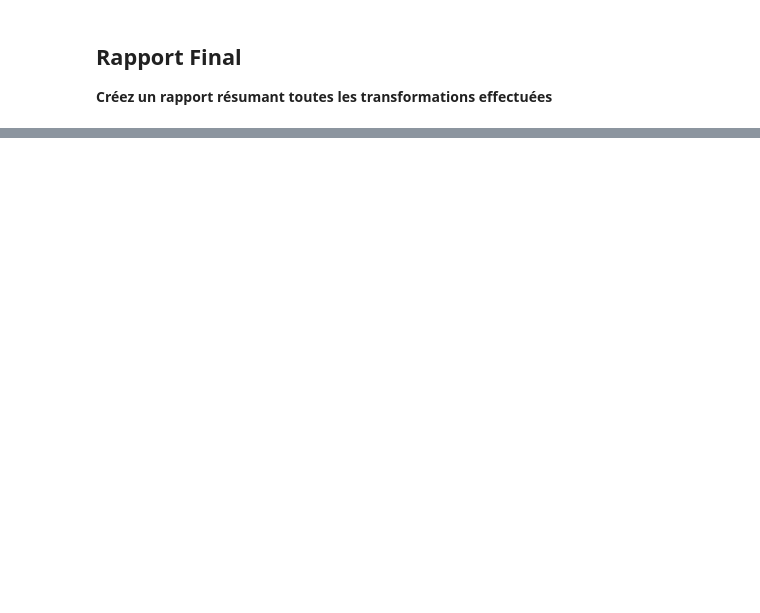
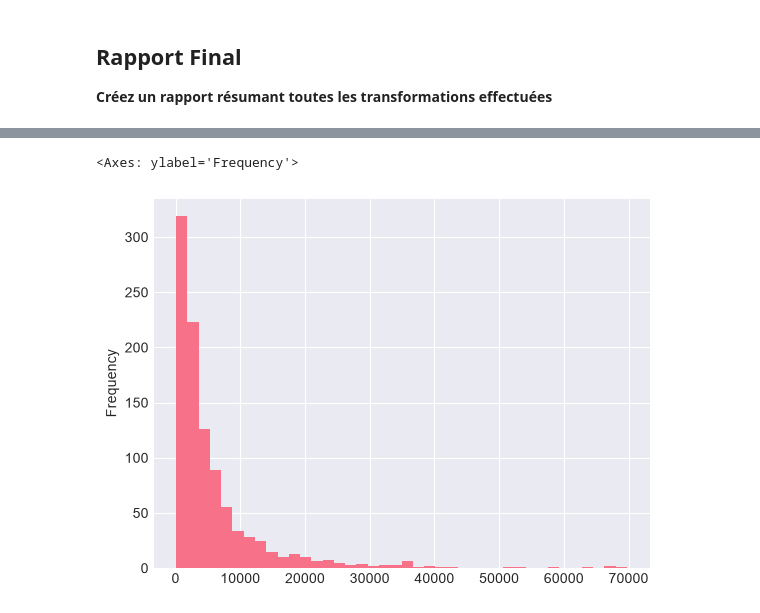
Before and after one commit to FredericPerret/Exercices, a Jupyter notebook: DataCleansing/TP3_Data_Cleansing_TP3.ipynb, the cells around one changed output, grey strips where cells are left out. Saved outputs shown, nothing was run; the diff lists cells and outputs as text; code cells hidden in the pictures; blank space fills up the shorter version.

```diff
--- a/DataCleansing/TP3_Data_Cleansing_TP3.ipynb
+++ b/DataCleansing/TP3_Data_Cleansing_TP3.ipynb
@@ -275,7 +292,12 @@ print(f" Étape 3 complétée")
 # ========================================
 
 # TODO: Écrivez votre code ici
+z_scores = np.abs(stats.zscore(df['amount']))
+threshold = 3
+# Détection des outliers
+outliersz = df[z_scores > threshold]
 
+print(outliersz)
 
 # Vérification
 print(f" Étape 4 complétée")
@@ -367,0 +473,5 @@ print("\n✅ TP terminé avec succès!")
+# %%
+df_clean2.amount.plot.hist(bins=40)
+# %% [output]
+<Axes: ylabel='Frequency'>
+[figure, added]
```
Also changed, not shown: parts of 20 cells of this notebook.
